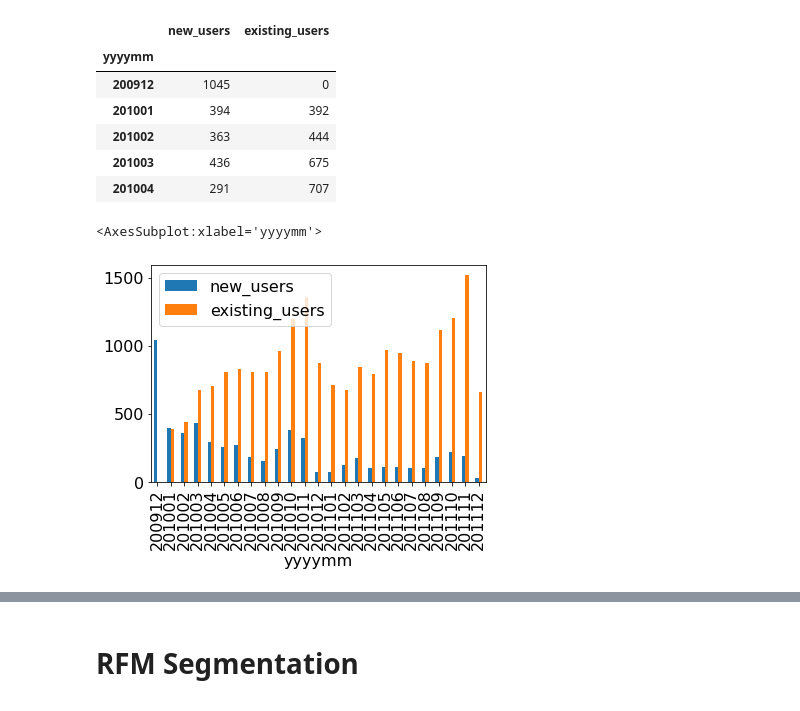
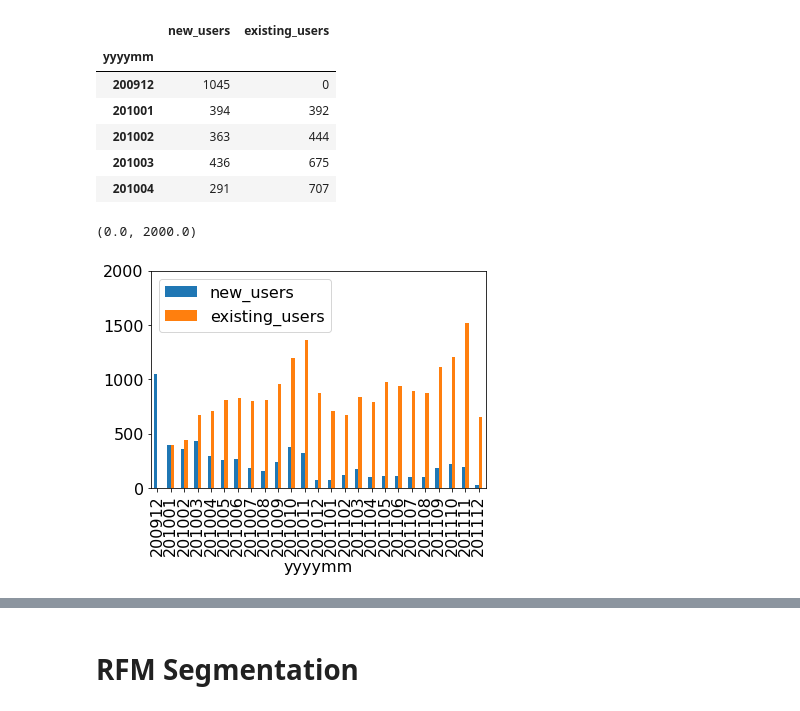
Before and after one commit to jarviscanada/jarvis_data_eng_KevinShimotakahara, a Jupyter notebook: python_data_wrangling/retail_data_analytics_wrangling.ipynb, the cells around one changed output, grey strips where cells are left out. Saved outputs shown, nothing was run; the diff lists cells and outputs as text; code cells hidden in the pictures.

```diff
--- a/python_data_wrangling/retail_data_analytics_wrangling.ipynb
+++ b/python_data_wrangling/retail_data_analytics_wrangling.ipynb
@@ -442,10 +442,11 @@ users_monthly.head()
 # %%
 plt.rcParams.update({'font.size': 16})
 #plt.figure(figsize=(18, 9))
 users_monthly[['new_users','existing_users']].plot(kind='bar')
+plt.ylim((0,2000))
 # %% [output]
-<AxesSubplot:xlabel='yyyymm'>
+(0.0, 2000.0)
-[figure, old version]
+[figure, new version]
 # %% [markdown]
 ## Finding RFM
 
```
Also changed, not shown: 4 other files.
